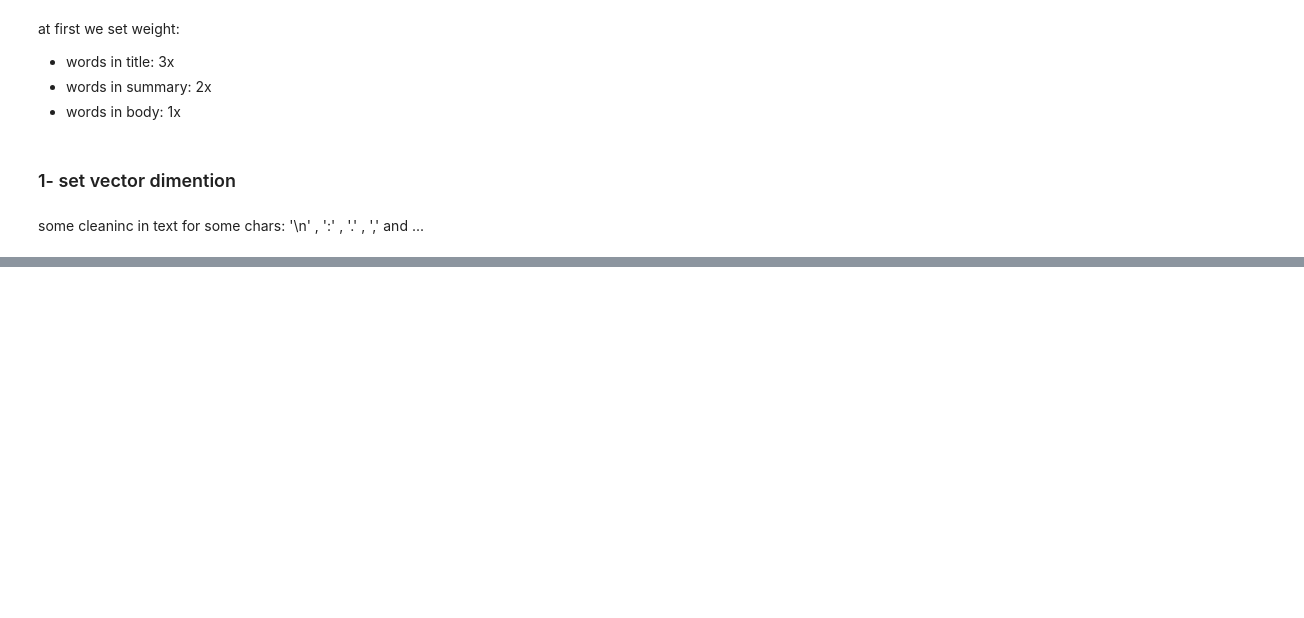
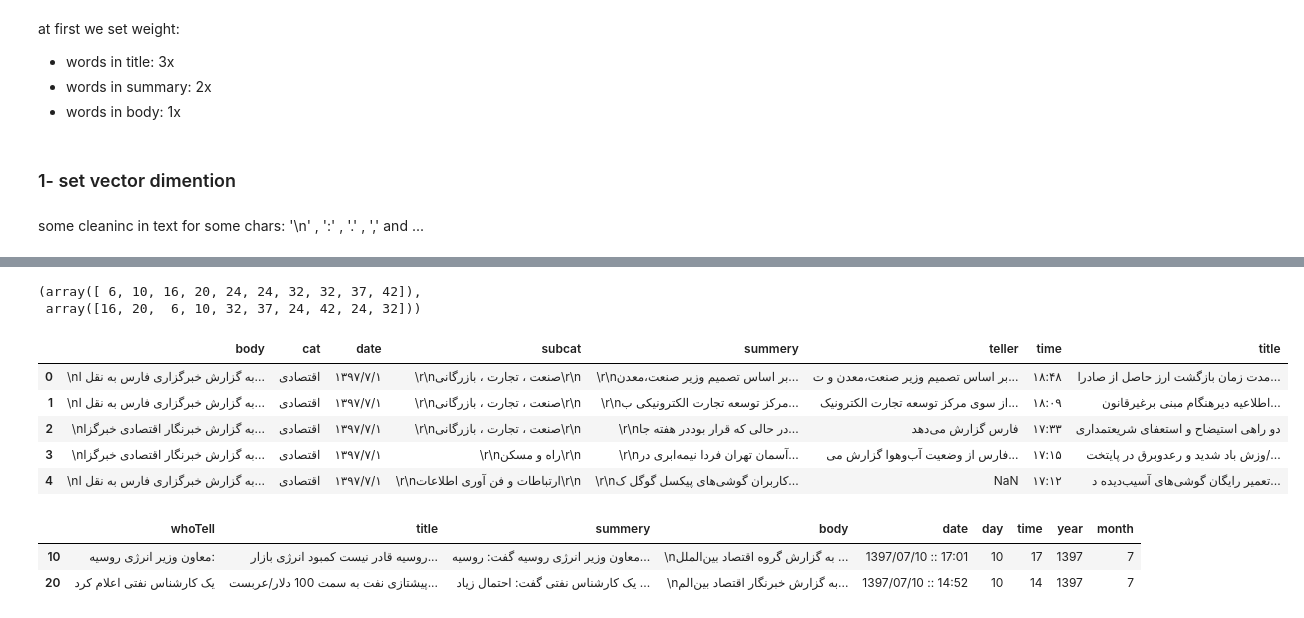
Before and after one commit to ahmadrezash/TextMining, a Jupyter notebook: Test for classification.ipynb, the cells around one changed output, grey strips where cells are left out. Drawn from its saved outputs; the diff is of its cells as text; code cells hidden in the pictures; blank space fills up the shorter version.

```diff
--- a/Test for classification.ipynb
+++ b/Test for classification.ipynb
@@ -218,0 +421,23 @@ lem[lem[1] == 'آمریکا']
+# %%
+np.where(r<.36)
+# r.min()
+# %% [output]
+(array([ 6, 10, 16, 20, 24, 24, 32, 32, 37, 42]),
+ array([16, 20,  6, 10, 32, 37, 24, 42, 24, 32]))
+# %%
+corpus_original.head()
+# %% [output]
+|  | body | cat | date | subcat | summery | teller | time | title |
+| 0 | \nبه گزارش خبرگزاری فارس به نقل ا... | اقتصادی | ۱۳۹۷/۷/۱ | \r\nصنعت ، تجارت ، بازرگانی\r\n | \r\nبر اساس تصمیم وزیر صنعت،‌معدن... | بر اساس تصمیم وزیر صنعت،‌معدن و ت... | ۱۸:۴۸ | مدت زمان بازگشت ارز حاصل از صادرا... |
+| 1 | \nبه گزارش خبرگزاری فارس به نقل ا... | اقتصادی | ۱۳۹۷/۷/۱ | \r\nصنعت ، تجارت ، بازرگانی\r\n | \r\nمرکز توسعه تجارت الکترونیکی ب... | از سوی مرکز توسعه تجارت الکترونیک... | ۱۸:۰۹ | اطلاعیه‌ دیرهنگام مبنی برغیرقانون... |
+| 2 | \nبه گزارش خبرنگار اقتصادی خبرگزا... | اقتصادی | ۱۳۹۷/۷/۱ | \r\nصنعت ، تجارت ، بازرگانی\r\n | \r\nدر حالی که قرار بوددر هفته جا... | فارس گزارش می‌دهد | ۱۷:۳۳ | دو راهی استیضاح و استعفای شریعتمداری |
+| 3 | \nبه گزارش خبرنگار اقتصادی خبرگزا... | اقتصادی | ۱۳۹۷/۷/۱ | \r\nراه و مسکن\r\n | \r\nآسمان تهران فردا نیمه‌ابری در... | فارس از وضعیت آب‌‌و‌‌هوا گزارش می... | ۱۷:۱۵ | وزش باد شدید و رعدوبرق در پایتخت/... |
+| 4 | \nبه گزارش خبرگزاری فارس به نقل ا... | اقتصادی | ۱۳۹۷/۷/۱ | \r\nارتباطات و فن آوری اطلاعات\r\n | \r\nکاربران گوشی‌های پیکسل گوگل ک... | NaN | ۱۷:۱۲ | تعمیر رایگان گوشی‌های آسیب‌دیده د... |
+# %%
+
+h = np.where(r==r.min())[0]
+corpus_original.iloc[h]
+# %% [output]
+|  | whoTell | title | summery | body | date | day | time | year | month |
+| 10 | معاون وزیر انرژی روسیه: | روسیه قادر نیست کمبود انرژی بازار... | معاون وزیر انرژی روسیه گفت: روسیه... | \nبه گزارش گروه اقتصاد بین‌الملل ... | 1397/07/10 :: 17:01 | 10 | 17 | 1397 | 7 |
+| 20 | یک کارشناس نفتی اعلام کرد | پیشتازی نفت به سمت 100 دلار/عربست... | یک کارشناس نفتی گفت: احتمال زیاد ... | \nبه گزارش خبرنگار اقتصاد بین‌الم... | 1397/07/10 :: 14:52 | 10 | 14 | 1397 | 7 |
```
Also changed, not shown: parts of 42 cells of this notebook, 1 other file.
